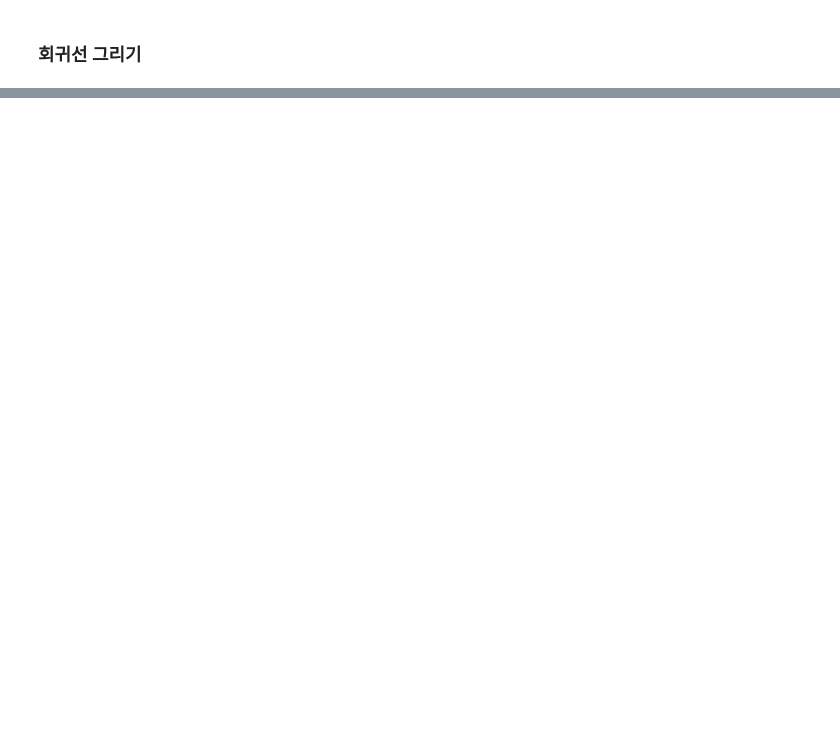
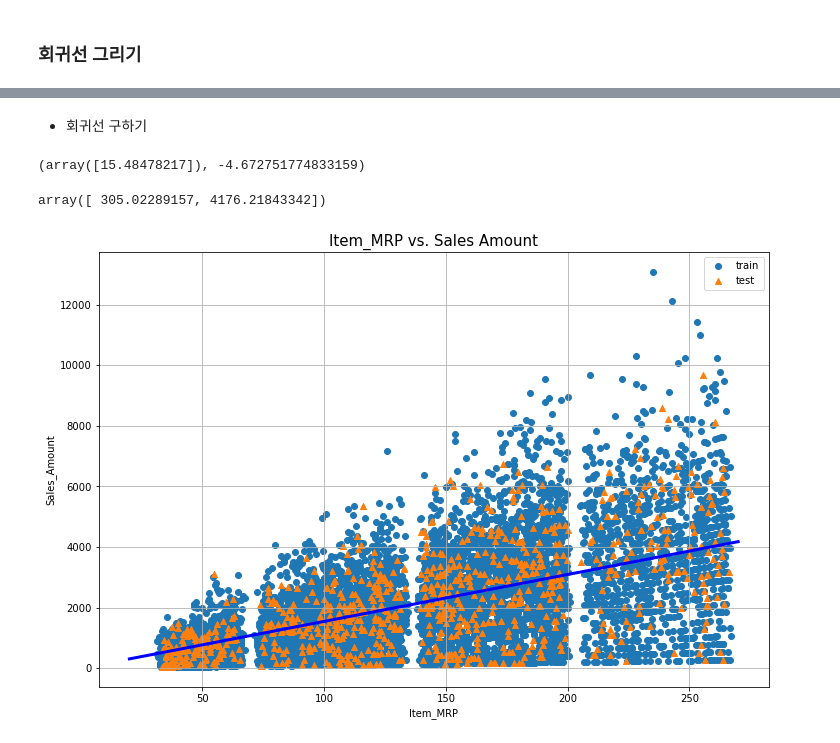
Before and after one commit to 1unasy/MachineLearning-2021-12, a Jupyter notebook: 04.회귀/07.과제_Bigmart_Sales_Prediction.ipynb, the cells around one changed output, grey strips where cells are left out. Cells and saved outputs as stored; diff of their text form; code cells hidden in the pictures; blank space fills up the shorter version.

```diff
--- a/04.회귀/07.과제_Bigmart_Sales_Prediction.ipynb
+++ b/04.회귀/07.과제_Bigmart_Sales_Prediction.ipynb
@@ -166,0 +229,4 @@ lr.score(X_test, y_test)
+# %%
+item_mrp = df.Item_MRP.values.reshape(-1,1)    # X 값
+sales_amount = df.Item_Outlet_Sales.values   # target(label) 값
+item_mrp.shape, sales_amount.shape
@@ -166,0 +235,8 @@ lr.score(X_test, y_test)
+# %%
+# 학습 / 테스트 데이터셋 분리
+from sklearn.model_selection import train_test_split
+X_train, X_test, y_train, y_test = train_test_split(
+    item_mrp, sales_amount, test_size=0.1, random_state=2021
+)
+
+X_train.shape, X_test.shape, y_train.shape, y_test.shape
@@ -166,0 +245,6 @@ lr.score(X_test, y_test)
+# %%
+# 학습 데이터로 훈련 및 예측
+from sklearn.linear_model import LinearRegression   # 단순선형회귀
+lr2 = LinearRegression()
+lr2.fit(X_train, y_train)
+lr2.score(X_test, y_test)
@@ -166,0 +265,27 @@ lr.score(X_test, y_test)
+# %% [markdown]
+- 회귀선 구하기
+# %%
+# 계수 / 절편
+lr2.coef_, lr2.intercept_
+# %% [output]
+(array([15.48478217]), -4.672751774833159)
+# %%
+xs2 = np.array([20, 270])
+ys2 = xs2 * lr2.coef_ + lr2.intercept_
+ys2
+# %% [output]
+array([ 305.02289157, 4176.21843342])
+# %%
+# 산점도 + 회귀선
+plt.figure(figsize=(12,8))
+plt.scatter(X_train, y_train, label='train')
+plt.scatter(X_test, y_test, marker='^', label='test')
+plt.plot(xs2, ys2, 'b-', lw=3)
+plt.grid()
+plt.xlabel('Item_MRP')
+plt.ylabel('Sales_Amount')
+plt.title('Item_MRP vs. Sales Amount', fontsize=15)
+plt.legend()
+plt.show()
+# %% [output]
+[figure, added]
```
Also changed, not shown: parts of 27 cells of this notebook.
